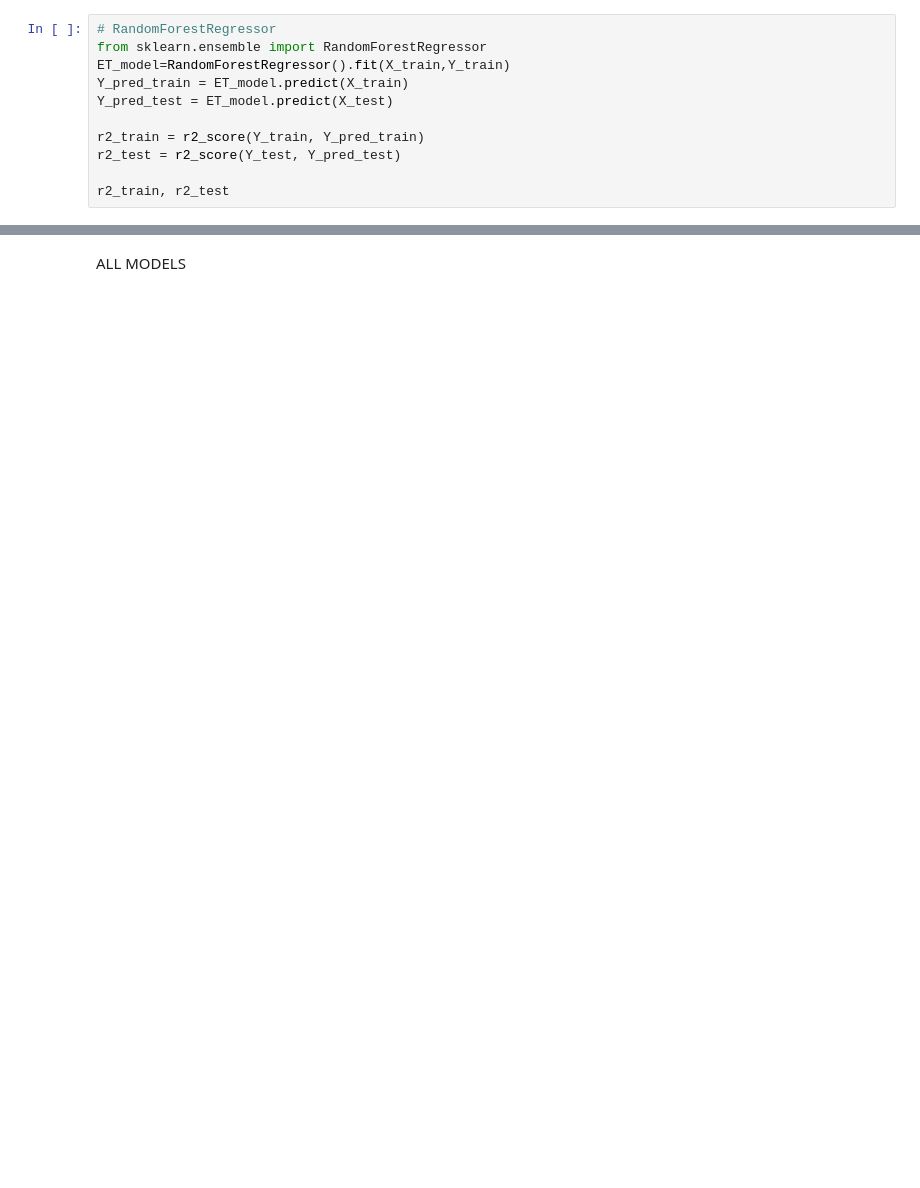
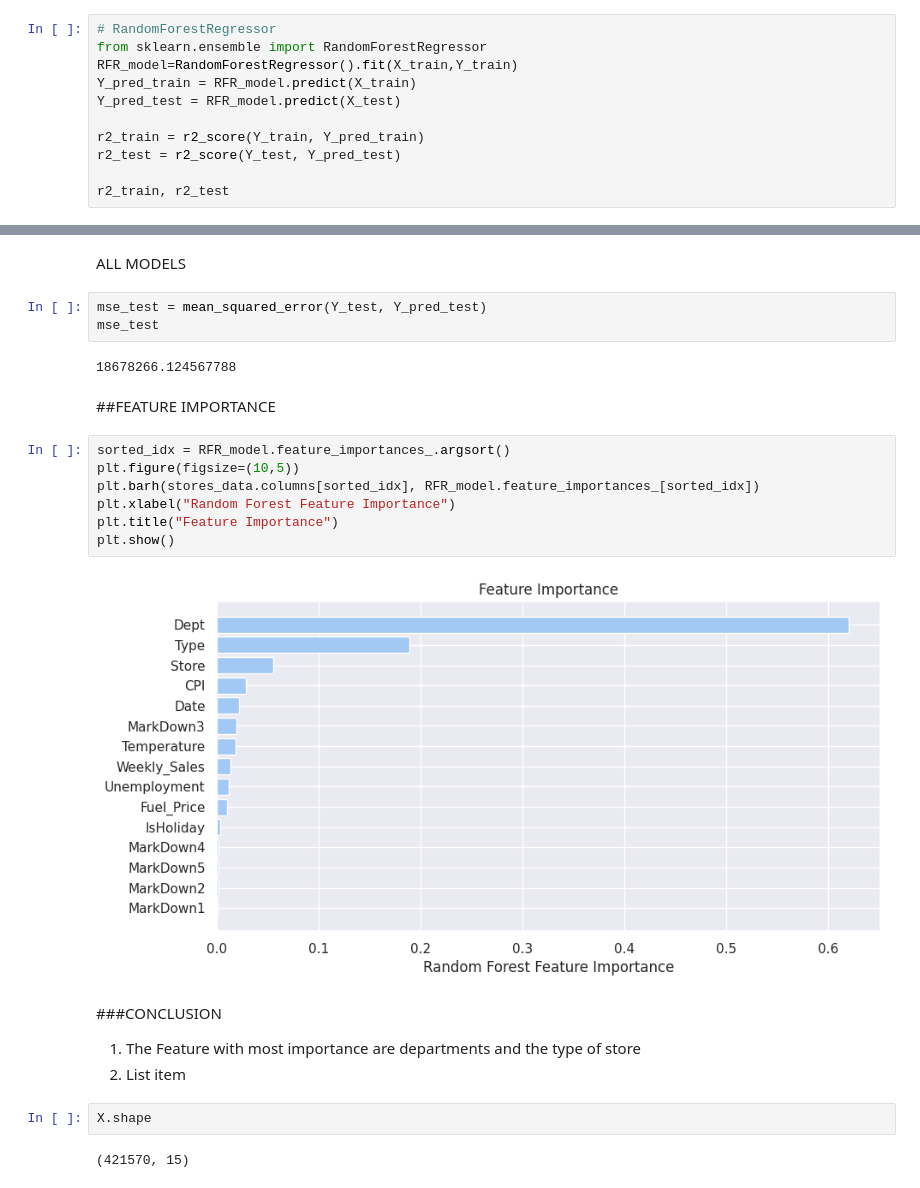
Before and after one commit to Swathi-Thandavarayan/STORE-DATA-PREDICTION, a Jupyter notebook: STORE_DATA_PREDICTION.ipynb, the cells around one changed output, grey strips where cells are left out. Drawn from its saved outputs; the diff is of its cells as text; blank space fills up the shorter version.

```diff
--- a/STORE_DATA_PREDICTION.ipynb
+++ b/STORE_DATA_PREDICTION.ipynb
@@ -1051,9 +1070,9 @@ r2_train, r2_test
 # %%
 # RandomForestRegressor
 from sklearn.ensemble import RandomForestRegressor
-ET_model=RandomForestRegressor().fit(X_train,Y_train)
-Y_pred_train = ET_model.predict(X_train)
-Y_pred_test = ET_model.predict(X_test)
+RFR_model=RandomForestRegressor().fit(X_train,Y_train)
+Y_pred_train = RFR_model.predict(X_train)
+Y_pred_test = RFR_model.predict(X_test)
 
 r2_train = r2_score(Y_train, Y_pred_train)
 r2_test = r2_score(Y_test, Y_pred_test)
@@ -1106,2 +1133,28 @@ r2_train, r2_test
 # %% [markdown]
 ALL MODELS
+# %%
+mse_test = mean_squared_error(Y_test, Y_pred_test)
+mse_test
+# %% [output]
+18678266.124567788
+# %% [markdown]
+##FEATURE IMPORTANCE
+# %%
+sorted_idx = RFR_model.feature_importances_.argsort()
+plt.figure(figsize=(10,5))
+plt.barh(stores_data.columns[sorted_idx], RFR_model.feature_importances_[sorted_idx])
+plt.xlabel("Random Forest Feature Importance")
+plt.title("Feature Importance")
+plt.show()
+# %% [output]
+[figure, added]
+# %% [markdown]
+###CONCLUSION
+
+
+1.   The Feature with most importance are departments and the type of store
+2.   List item
+# %%
+X.shape
+# %% [output]
+(421570, 15)
```
Also changed, not shown: parts of 12 cells of this notebook.
